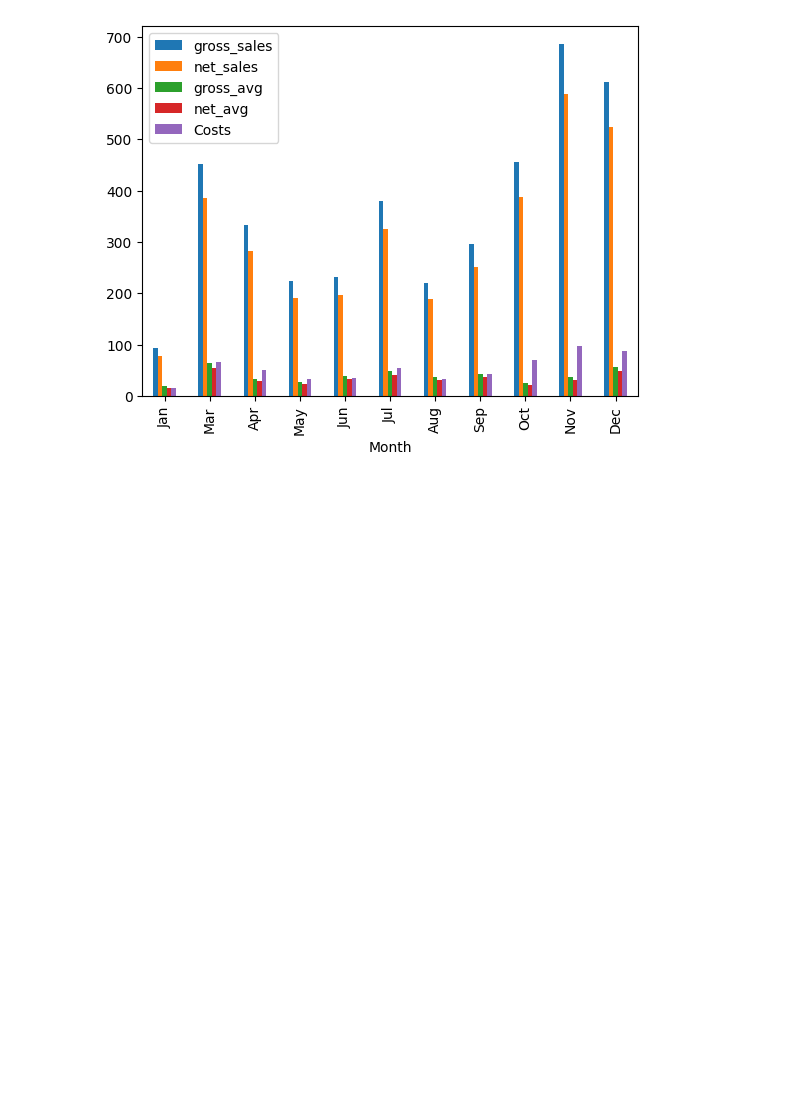
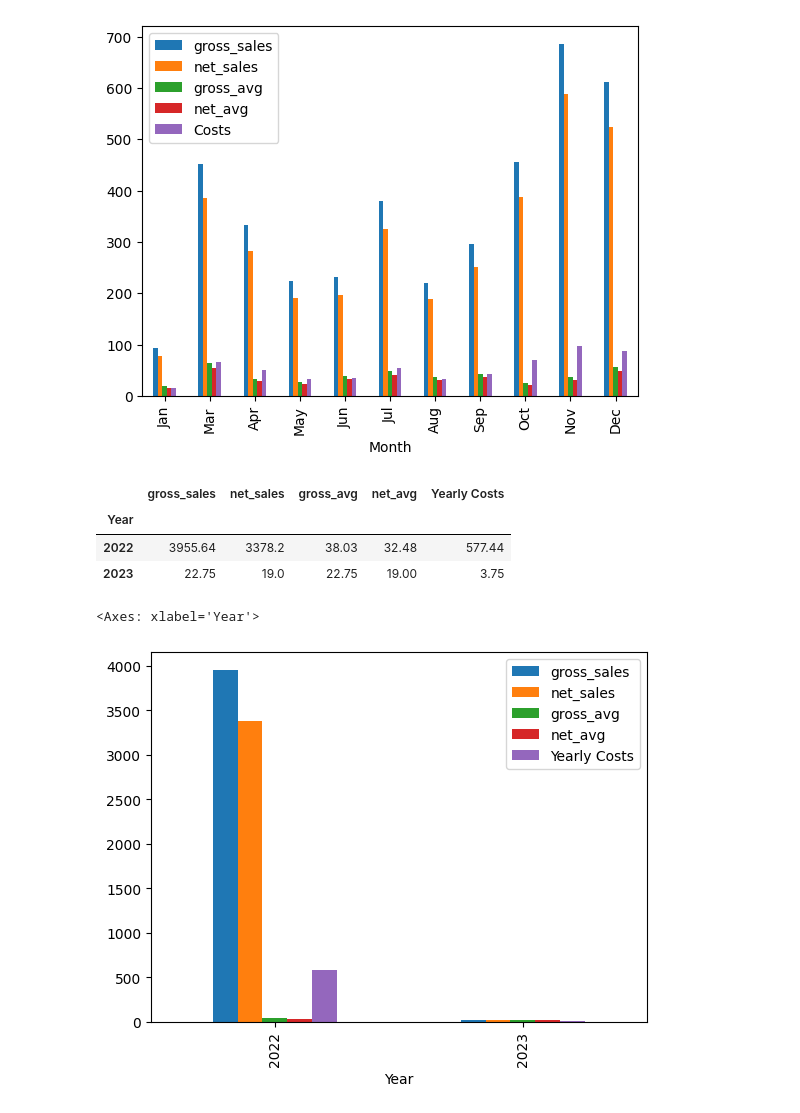
Before and after one commit to NMason1990/My-Ebay-Sales-Data-Analysis---2022, a Jupyter notebook: Ebay_Sales_Data2.ipynb, the cells around one changed output. Cells and saved outputs as stored; diff of their text form; code cells hidden in the pictures; blank space fills up the shorter version.

Commit message:
Updated read me and added new visualization

```diff
--- a/Ebay_Sales_Data2.ipynb
+++ b/Ebay_Sales_Data2.ipynb
@@ -112,3 +112,21 @@ sales_by_month_order.plot.bar(stacked=False)
 # %% [output]
 <Axes: xlabel='Month'>
 [figure]
+# %%
+sales_by_month = cols_by_date.groupby("Year").agg(
+  gross_sales=('Gross transaction amount', np.sum,),
+    net_sales=('Net amount', np.sum,), gross_avg=('Gross transaction amount', np.mean), net_avg=('Net amount', np.mean))
+
+sales_by_month['Yearly Costs'] = sales_by_month.apply(lambda row: row.gross_sales - row.net_sales, axis = 1)
+sales_by_month.round(2).head(3)
+# %% [output]
+|  | gross_sales | net_sales | gross_avg | net_avg | Yearly Costs |
+| Year |  |  |  |  |  |
+| 2022 | 3955.64 | 3378.2 | 38.03 | 32.48 | 577.44 |
+| 2023 | 22.75 | 19.0 | 22.75 | 19.00 | 3.75 |
+# %%
+sales_by_month_order = sales_by_month.sort_values('Year', key = lambda x : pd.Categorical(x, categories=months, ordered=True))
+sales_by_month_order.round(2).plot.bar(stacked=False)
+# %% [output]
+<Axes: xlabel='Year'>
+[figure, added]
```
Also changed, not shown: parts of 2 cells of this notebook, 1 other file.
